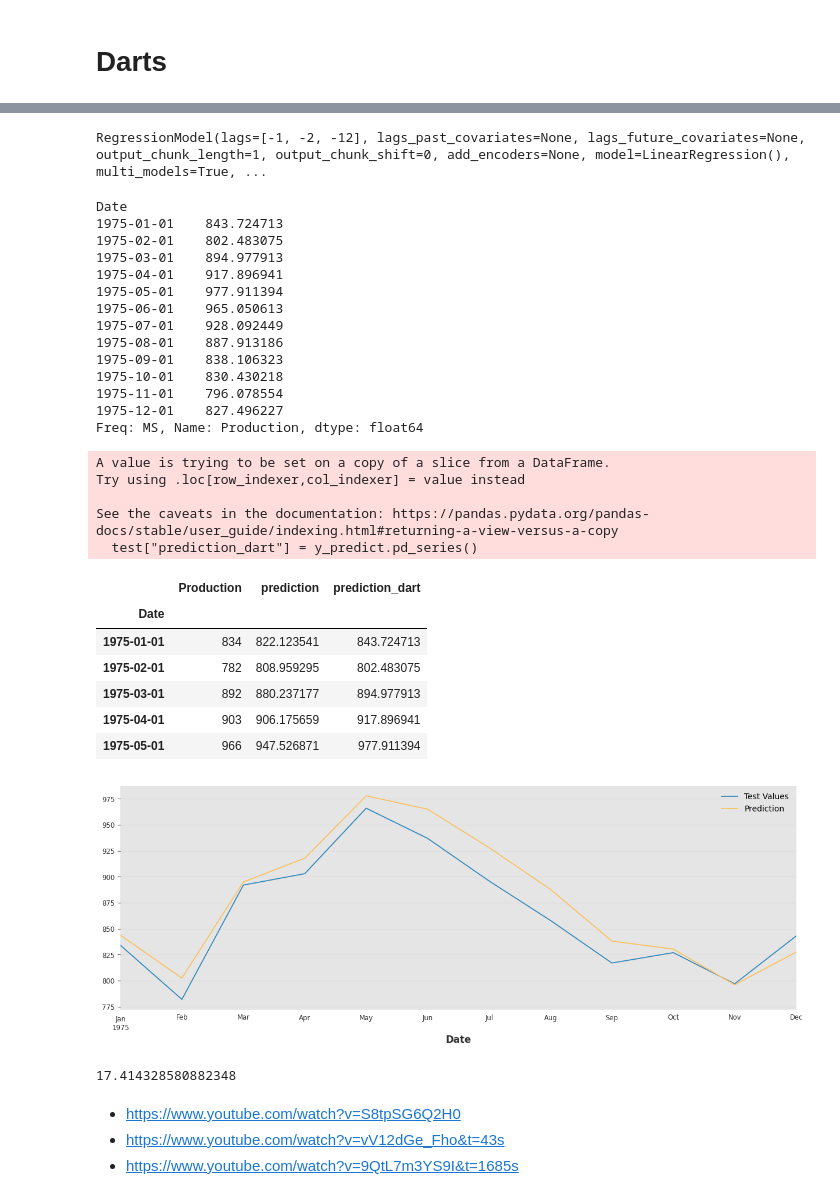
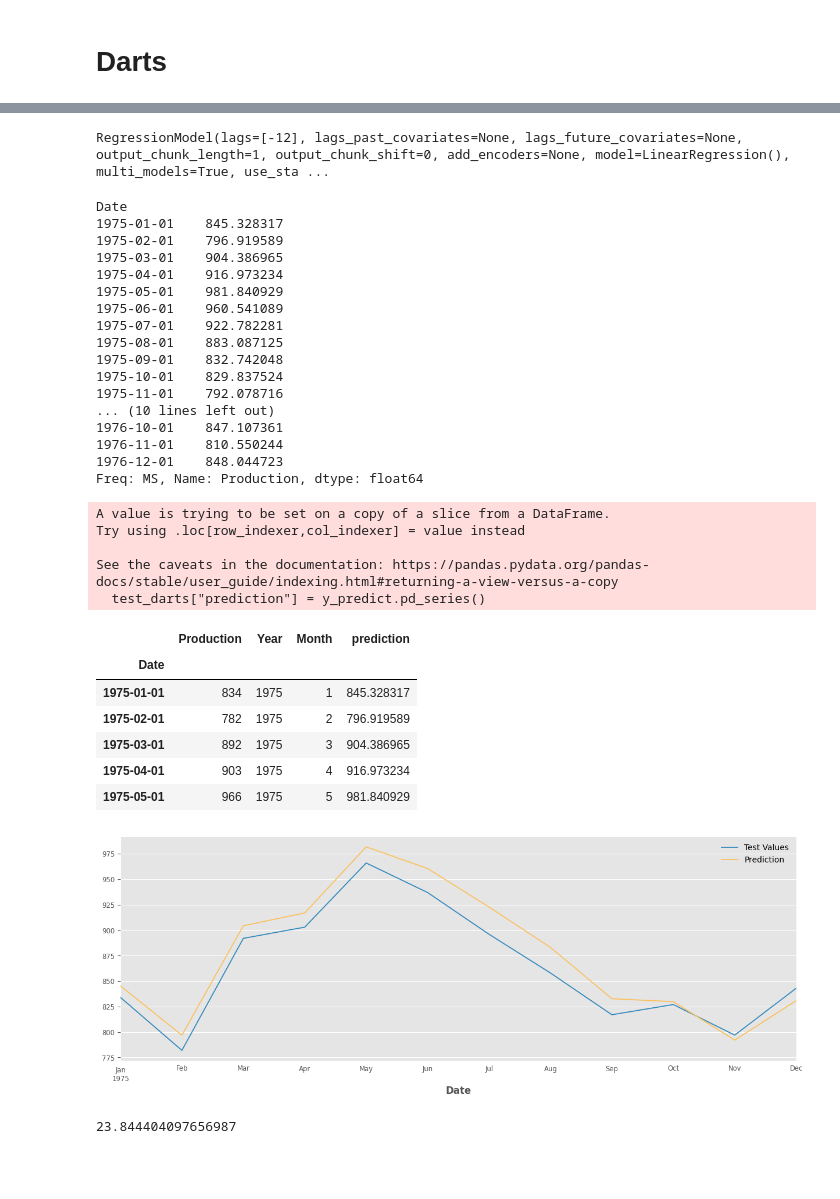
Before and after one commit to alejo1630/time_series_analysis, a Jupyter notebook: time_series.ipynb, the cells around one changed output, grey strips where cells are left out. Saved outputs shown, nothing was run; the diff lists cells and outputs as text; code cells hidden in the pictures; blank space fills up the shorter version.

```diff
--- a/time_series.ipynb
+++ b/time_series.ipynb
@@ -437,63 +641,66 @@ y_train = y[:156]
+# %%
+# Train data
+y_train = y[:total_months - 12]
+test_darts = df[total_months - 12:]
 # %%
-model = RegressionModel(lags = [-1, -2, -12],
+model_darts = RegressionModel(lags = [-12],
                         model = LinearRegression())
 
-model.fit(series = y_train)
+model_darts.fit(series = y_train)
 # %% [output]
-RegressionModel(lags=[-1, -2, -12], lags_past_covariates=None, lags_future_covariates=None, output_chunk_length=1, output_chunk_shift=0, add_encoders=None, model=LinearRegression(), multi_models=True, ...
+RegressionModel(lags=[-12], lags_past_covariates=None, lags_future_covariates=None, output_chunk_length=1, output_chunk_shift=0, add_encoders=None, model=LinearRegression(), multi_models=True, use_sta ...
 # %%
-y_predict = model.predict(n = 12, series = y_train)
+y_predict = model_darts.predict(n = 24, series = y_train)
 
 y_predict.pd_series()
 # %% [output]
 Date
-1975-01-01    843.724713
-1975-02-01    802.483075
-1975-03-01    894.977913
-1975-04-01    917.896941
-1975-05-01    977.911394
-1975-06-01    965.050613
-1975-07-01    928.092449
-1975-08-01    887.913186
-1975-09-01    838.106323
-1975-10-01    830.430218
-1975-11-01    796.078554
-1975-12-01    827.496227
+1975-01-01    845.328317
+1975-02-01    796.919589
+1975-03-01    904.386965
+1975-04-01    916.973234
+1975-05-01    981.840929
+1975-06-01    960.541089
+1975-07-01    922.782281
+1975-08-01    883.087125
+1975-09-01    832.742048
+1975-10-01    829.837524
+1975-11-01    792.078716
+... (10 lines left out)
+1976-10-01    847.107361
+1976-11-01    810.550244
+1976-12-01    848.044723
 Freq: MS, Name: Production, dtype: float64
 # %%
-test["prediction_dart"] = y_predict.pd_series()
+test_darts["prediction"] = y_predict.pd_series()
 
-test.head()
+test_darts.head()
 # %% [output]
 A value is trying to be set on a copy of a slice from a DataFrame.
 Try using .loc[row_indexer,col_indexer] = value instead
 
 See the caveats in the documentation: https://pandas.pydata.org/pandas-docs/stable/user_guide/indexing.html#returning-a-view-versus-a-copy
-  test["prediction_dart"] = y_predict.pd_series()
+  test_darts["prediction"] = y_predict.pd_series()
-|  | Production | prediction | prediction_dart |
-| Date |  |  |  |
-| 1975-01-01 | 834 | 822.123541 | 843.724713 |
-| 1975-02-01 | 782 | 808.959295 | 802.483075 |
-| 1975-03-01 | 892 | 880.237177 | 894.977913 |
-| 1975-04-01 | 903 | 906.175659 | 917.896941 |
-| 1975-05-01 | 966 | 947.526871 | 977.911394 |
+|  | Production | Year | Month | prediction |
+| Date |  |  |  |  |
+| 1975-01-01 | 834 | 1975 | 1 | 845.328317 |
+| 1975-02-01 | 782 | 1975 | 2 | 796.919589 |
+| 1975-03-01 | 892 | 1975 | 3 | 904.386965 |
+| 1975-04-01 | 903 | 1975 | 4 | 916.973234 |
+| 1975-05-01 | 966 | 1975 | 5 | 981.840929 |
 # %%
 fig, ax = plt.subplots()
 
-test["Production"].plot(ax = ax , label = "Test Values", color = color_pal[1])
-test["prediction_dart"].plot(ax = ax, label = "Prediction", color = color_pal[4])
+test_darts["Production"].plot(ax = ax , label = "Test Values", color = color_pal[1])
+test_darts["prediction"].plot(ax = ax, label = "Prediction", color = color_pal[4])
 plt.legend(["Test Values", "Prediction"])
 plt.show()
 # %% [output]
-[figure, old version]
+[figure, new version]
 # %%
 # RMSE
 
-root_mean_sq_error_2 = root_mean_squared_error(test["Production"], test["prediction"])
-root_mean_sq_error_2
+rmse_darts = root_mean_squared_error(test["Production"], test["prediction"])
+rmse_darts
 # %% [output]
-17.414328580882348
+23.844404097656987
-# %% [markdown]
-- https://www.youtube.com/watch?v=S8tpSG6Q2H0
-- https://www.youtube.com/watch?v=vV12dGe_Fho&t=43s
-- https://www.youtube.com/watch?v=9QtL7m3YS9I&t=1685s
```
Also changed, not shown: parts of 58 cells of this notebook, 2 other files.
